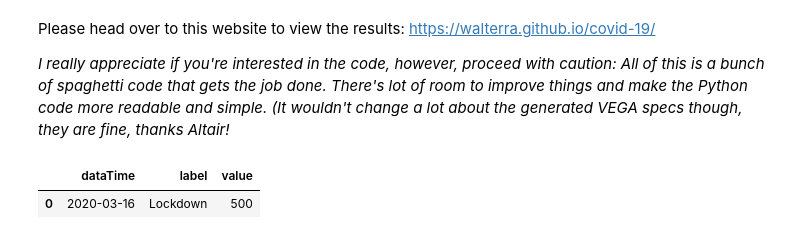
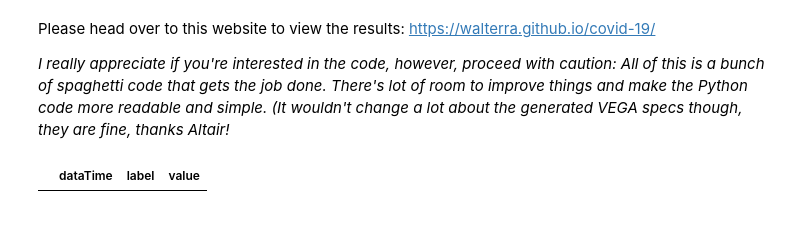
Before and after one commit to walterra/covid-19, a Jupyter notebook: jupyter/covid19-at-counties-daily.ipynb, the cells around one changed output. Drawn from its saved outputs; the diff is of its cells as text; code cells hidden in the pictures.

```diff
--- a/jupyter/covid19-at-counties-daily.ipynb
+++ b/jupyter/covid19-at-counties-daily.ipynb
@@ -14,15 +14,18 @@ counties_recovered = ['dataTime', 'B_recovered', 'K_recovered', 'Noe_recovered',
 # %%
 events = {
     'dataTime': ['16.03.2020 00:00:00'],
     'label': ['Lockdown'],
     'value': 500
 }
 df_events = pd.DataFrame.from_dict(events)
 df_events['dataTime'] = pd.to_datetime(df_events['dataTime'], format='%d.%m.%Y %H:%M:%S')
+
+# Ignore the 9:00 numbers
+df_events = df_events[df_events['dataTime'].dt.hour > 12]
+
 df_events.head()
 # %% [output]
 |  | dataTime | label | value |
-| 0 | 2020-03-16 | Lockdown | 500 |
 # %%
 df = pd.read_csv("../data/corin_data.csv")
 # Use this line if only morning data is available and not the full day (removes last row)
```
Also changed, not shown: parts of 1 cell of this notebook, 2 other files.
